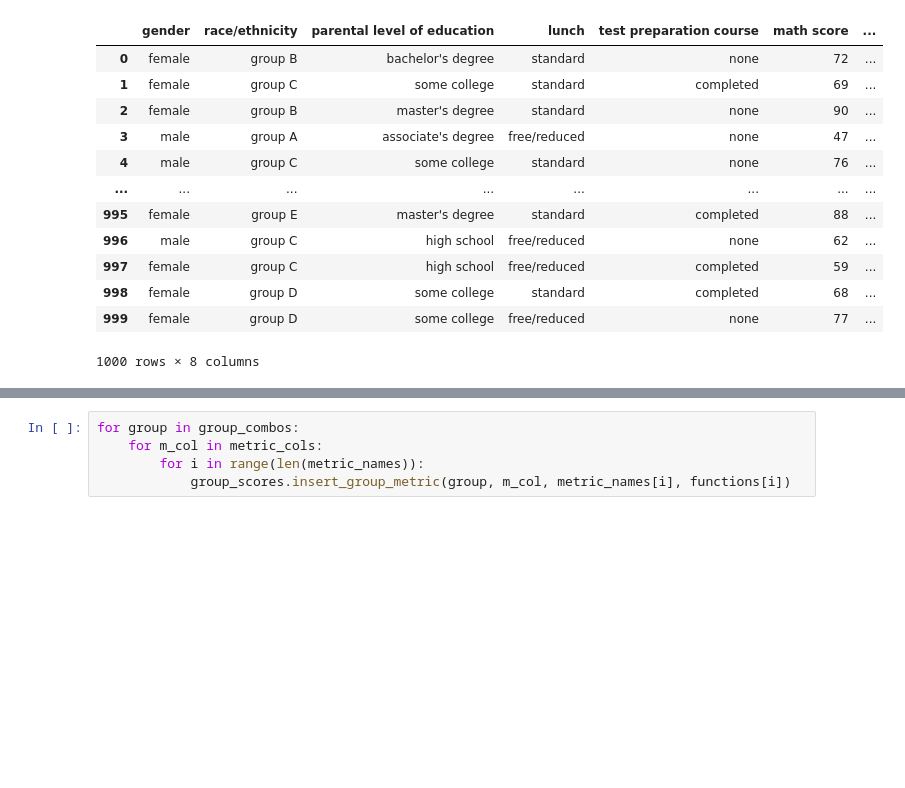
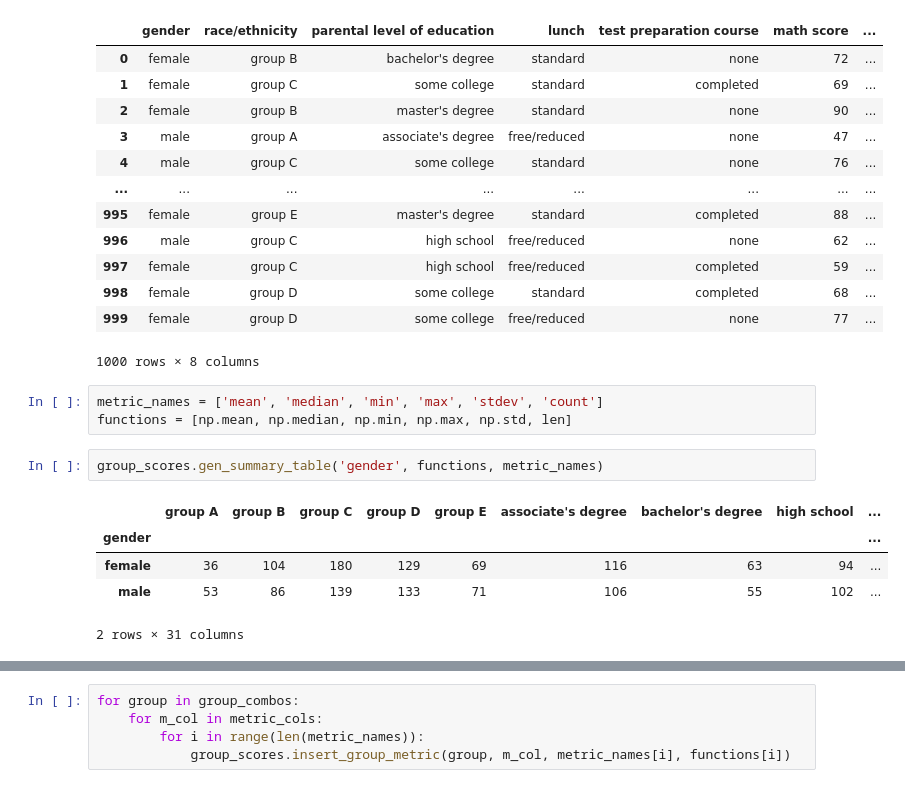
Before and after one commit to albert-ntiri/student_performance, a Jupyter notebook: Student_Performance_Feature_Engineering.ipynb, the cells around one changed output, grey strips where cells are left out. Cells and saved outputs as stored; diff of their text form; blank space fills up the shorter version.

```diff
--- a/Student_Performance_Feature_Engineering.ipynb
+++ b/Student_Performance_Feature_Engineering.ipynb
@@ -73,3 +94,14 @@ group_scores.data
 | 998 | female | group D | some college | standard | completed | 68 | ... |
 | 999 | female | group D | some college | free/reduced | none | 77 | ... |
 1000 rows × 8 columns
+# %%
+metric_names = ['mean', 'median', 'min', 'max', 'stdev', 'count']
+functions = [np.mean, np.median, np.min, np.max, np.std, len]
+# %%
+group_scores.gen_summary_table('gender', functions, metric_names)
+# %% [output]
+|  | group A | group B | group C | group D | group E | associate's degree | bachelor's degree | high school | ... |
+| gender |  |  |  |  |  |  |  |  | ... |
+| female | 36 | 104 | 180 | 129 | 69 | 116 | 63 | 94 | ... |
+| male | 53 | 86 | 139 | 133 | 71 | 106 | 55 | 102 | ... |
+2 rows × 31 columns
```
Also changed, not shown: parts of 10 cells of this notebook.
